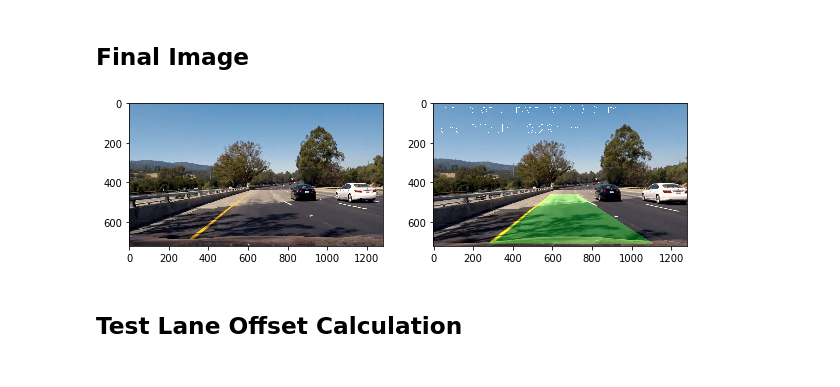
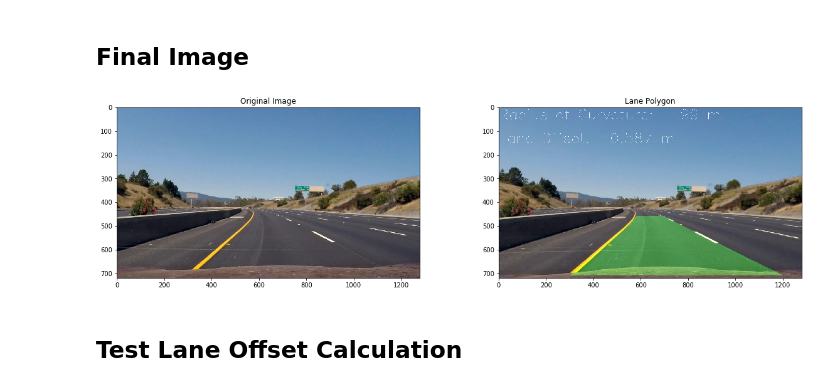
Before and after one commit to drganjoo/CarND-Advanced-Lane-Lines, a Jupyter notebook: LaneMarkingTest.ipynb, the cells around one changed output. Cells and saved outputs as stored; diff of their text form; code cells hidden in the pictures.

```diff
--- a/LaneMarkingTest.ipynb
+++ b/LaneMarkingTest.ipynb
@@ -22,7 +22,8 @@ Algorithm Initialized
 ## Test File
 # %%
 #testfile = './project_video-frames/1038.jpg'
-testfile = './project_video-frames/0989.jpg'
+#testfile = './project_video-frames/0989.jpg'
+testfile = './project_video-frames/0000.jpg'
 
 print('Testing process on: ', testfile)
 
@@ -137,16 +146,18 @@ Averaged Curvature:  2075.49738262
 # %%
 img = load_test_image()
 
 final_img = lane_algo.process_image(img)
 
-f, (ax1, ax2) = plt.subplots(1,2,figsize=(10,5))
+f, (ax1, ax2) = plt.subplots(1,2,figsize=(20,5))
 
 ax1.imshow(img)
+ax1.set_title('Original Image')
 ax2.imshow(final_img, cmap='gray')
+ax2.set_title('Lane Polygon')
 
 plt.show()
 # %% [output]
-[figure, old version]
+[figure, new version]
 # %% [markdown]
 ## Test Lane Offset Calculation
 # %%
```
Also changed, not shown: parts of 9 cells of this notebook, 9 other files.
